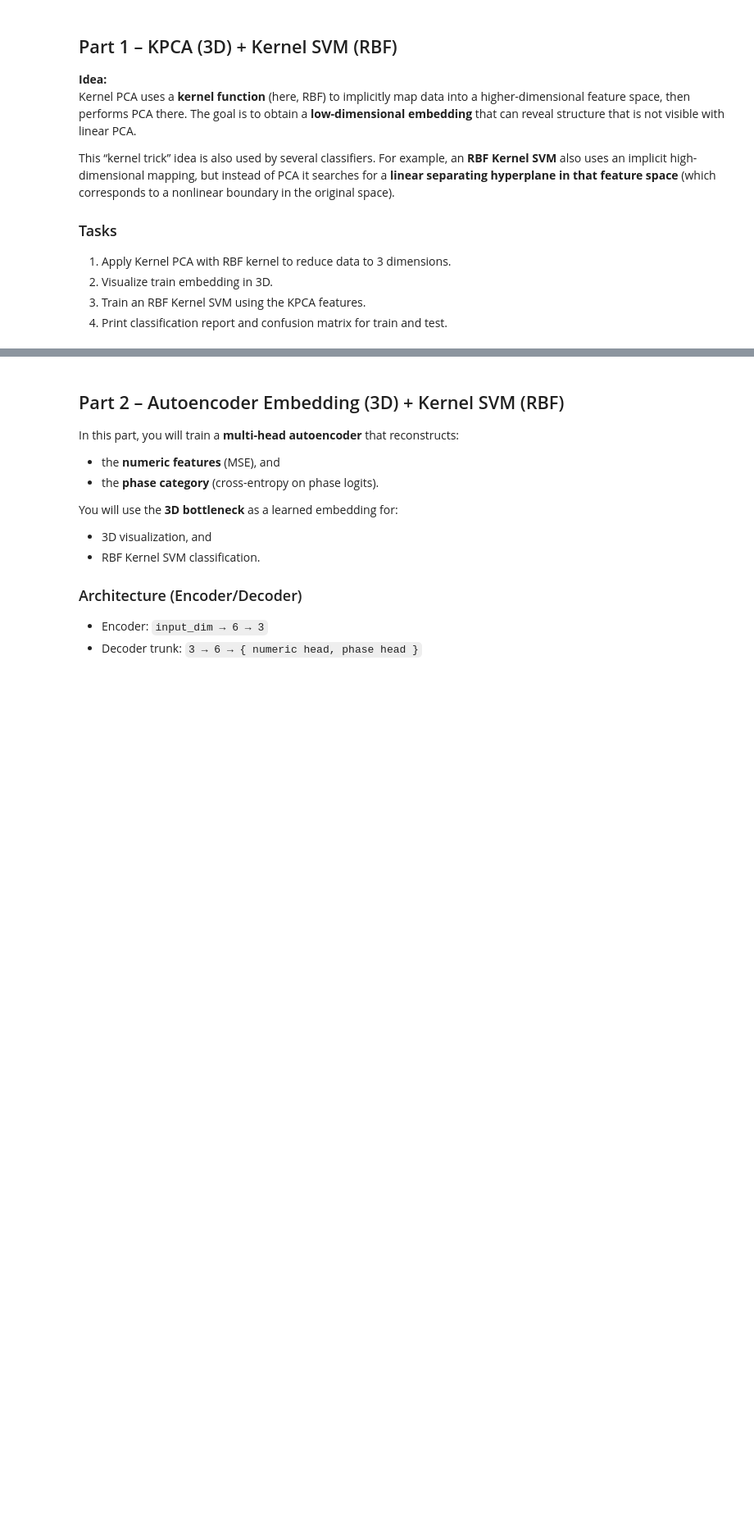
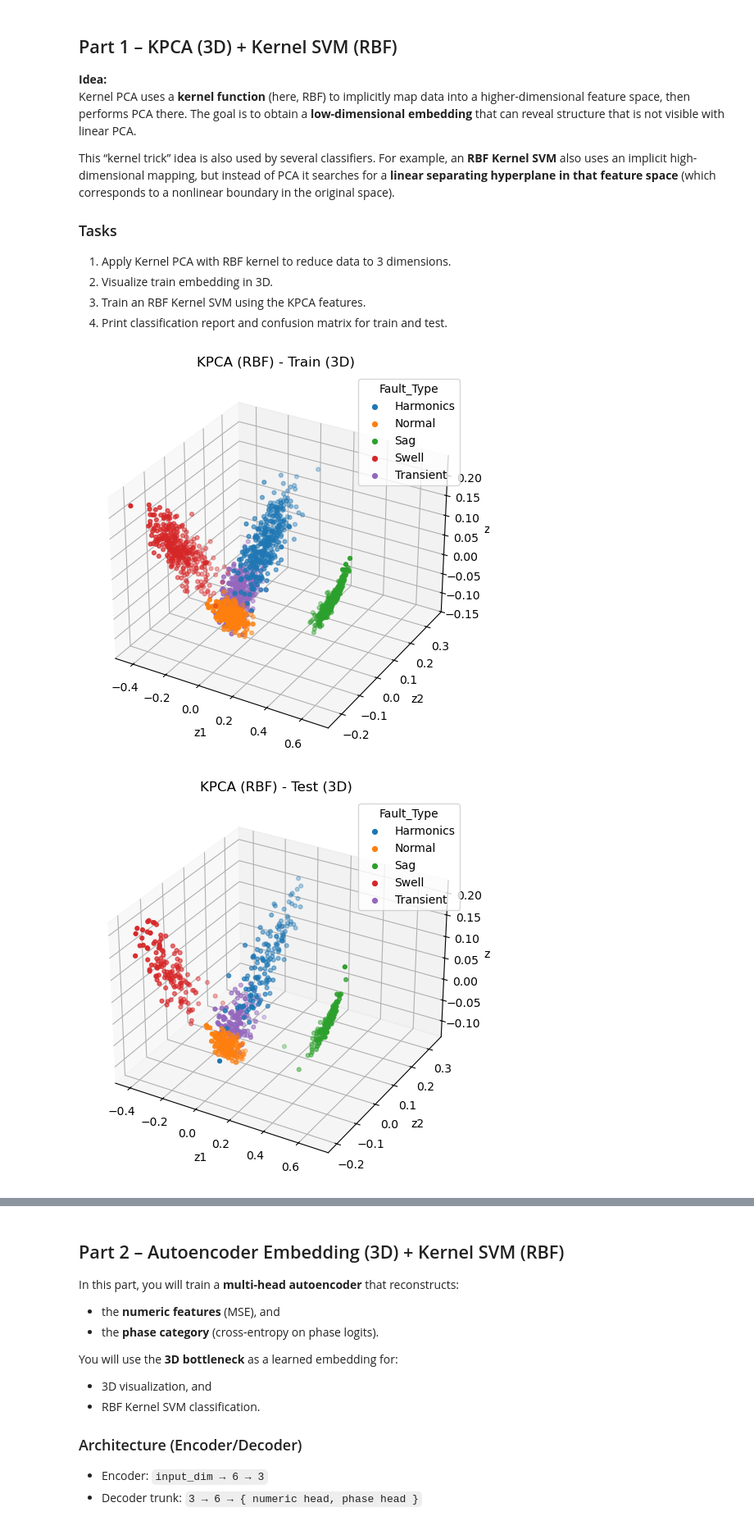
Before and after one commit to adityabhagwani/EE-344, a Jupyter notebook: EE344_Power_Quality_Fault_Detection_Assignment.ipynb, the cells around one changed output, grey strips where cells are left out. Shown at 82% size. Saved outputs shown, nothing was run; the diff lists cells and outputs as text; code cells hidden in the pictures; blank space fills up the shorter version.

```diff
--- a/EE344_Power_Quality_Fault_Detection_Assignment.ipynb
+++ b/EE344_Power_Quality_Fault_Detection_Assignment.ipynb
@@ -228,49 +228,48 @@ This “kernel trick” idea is also used by several classifiers. For example, a
 # %%
 from sklearn.decomposition import KernelPCA
 from sklearn.svm import SVC
 
 Xtr = X_train_scaled.to_numpy(dtype=np.float32)
 Xte = X_test_scaled.to_numpy(dtype=np.float32)
 
 # -------------------------
 # TODO 1A: KPCA (RBF) 3D
 # -------------------------
-# Create a KernelPCA object with:
-# - n_components = 3
-# - kernel = "rbf"
-# - gamma = 0.005
-# - random_state = 42
-#
-# Then:
-# - Fit KPCA on Xtr only
-# - Transform Xtr and Xte
-# - Produce:
-#   - Z_kpca3_train with shape (n_train, 3)
-#   - Z_kpca3_test  with shape (n_test,  3)
+kpca3 = KernelPCA(
+    n_components=3,
+    kernel="rbf",
+    gamma=0.005,
+    random_state=42
+)
 
-kpca3 = None
-Z_kpca3_train = None
-Z_kpca3_test  = None
-raise NotImplementedError("TODO 1A: Define kpca3 and compute Z_kpca3_train / Z_kpca3_test.")
+# Fit ONLY on training data
+Z_kpca3_train = kpca3.fit_transform(Xtr)
+
+# Transform test data using same mapping
+Z_kpca3_test = kpca3.transform(Xte)
 
 # -------------------------
 # Provided: visualization
 # -------------------------
 scatter_3d(Z_kpca3_train, y_train, "KPCA (RBF) - Train (3D)")
 scatter_3d(Z_kpca3_test,  y_test,  "KPCA (RBF) - Test (3D)")
 
 # -------------------------
 # TODO 1B: Kernel SVM (RBF) on KPCA features
 # -------------------------
-# Create an RBF-kernel SVM with:
-# - kernel = "rbf"
-# - C = 10.0
-# - gamma = "scale"
-# - random_state = 42
-#
-# Then evaluate using:
-# eval_classifier(svm_rbf_kpca, Z_kpca3_train, y_train, Z_kpca3_test, y_test, title="KPCA(3D) + RBF-SVM")
+svm_rbf_kpca = SVC(
+    kernel="rbf",
+    C=10.0,
+    gamma="scale",
+    random_state=42
+)
 
-svm_rbf_kpca = None
-raise NotImplementedError("TODO 1B: Define svm_rbf_kpca and evaluate it using eval_classifier(...).")
+eval_classifier(
+    svm_rbf_kpca,
+    Z_kpca3_train, y_train,
+    Z_kpca3_test,  y_test,
+    title="KPCA(3D) + RBF-SVM"
+)
 # %% [output]
+[figure, added]
+[figure, added]
```
Also changed, not shown: parts of 11 cells of this notebook.
